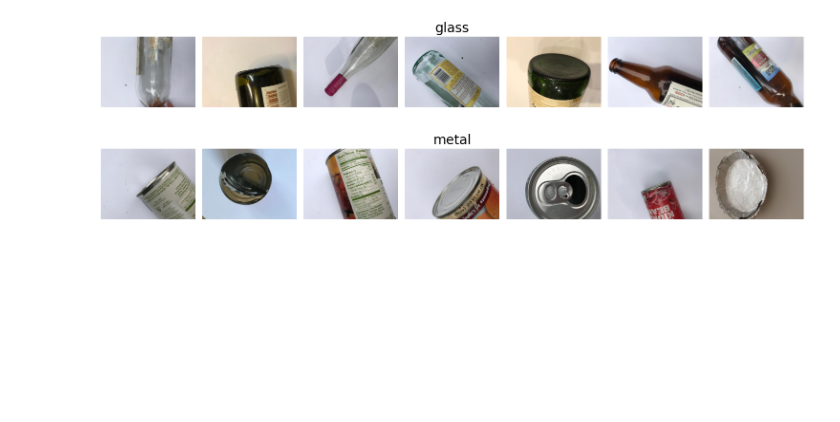
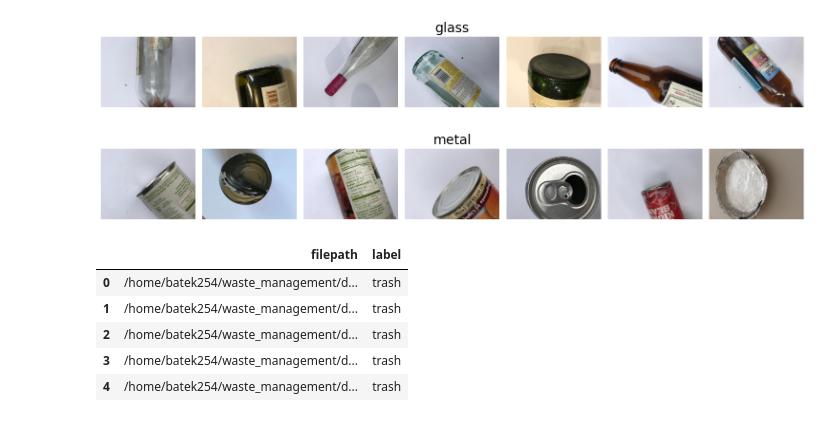
Before and after one commit to batek254/waste_management, a Jupyter notebook: notebooks/0.1-bf-initial-data-exploration-0.ipynb, the cells around one changed output. Drawn from its saved outputs; the diff is of its cells as text; code cells hidden in the pictures; blank space fills up the shorter version.

Commit message:
centralize dataset

```diff
--- a/notebooks/0.1-bf-initial-data-exploration-0.ipynb
+++ b/notebooks/0.1-bf-initial-data-exploration-0.ipynb
@@ -78,6 +79,9 @@ else:
 2024-06-18 19:49:24.060 | INFO     | __main__:<module>:19 - metal folder contains 410 images.
 2024-06-18 19:49:24.767 | SUCCESS  | __main__:<module>:33 -
 All images in the dataset have the same dimensions: 512x384 with 3 color channels.
+# %%
+# Remove the '.gitkeep' element from the list of garbage types
+garbage_types.remove('.gitkeep')
 # %%
 # Iterate over each trash type (folder) to display images
 for garbage_type in garbage_types:
@@ -109,3 +113,25 @@ for garbage_type in garbage_types:
 [figure]
 [figure]
 [figure]
+# %%
+# Initialize an empty list to store image file paths and their respective labels
+data = []
+
+# Loop through each garbage type and collect its images' file paths
+for garbage_type in garbage_types:
+    for file in os.listdir(os.path.join(dataset_path, garbage_type)):
+        # Append the image file path and its trash type (as a label) to the data list
+        data.append((os.path.join(dataset_path, garbage_type, file), garbage_type))
+
+# Convert the collected data into a DataFrame
+df = pd.DataFrame(data, columns=['filepath', 'label'])
+
+# Display the first few entries of the DataFrame
+df.head()
+# %% [output]
+|  | filepath | label |
+| 0 | /home/batek254/waste_management/d... | trash |
+| 1 | /home/batek254/waste_management/d... | trash |
+| 2 | /home/batek254/waste_management/d... | trash |
+| 3 | /home/batek254/waste_management/d... | trash |
+| 4 | /home/batek254/waste_management/d... | trash |
```
Also changed, not shown: parts of 1 cell of this notebook.
